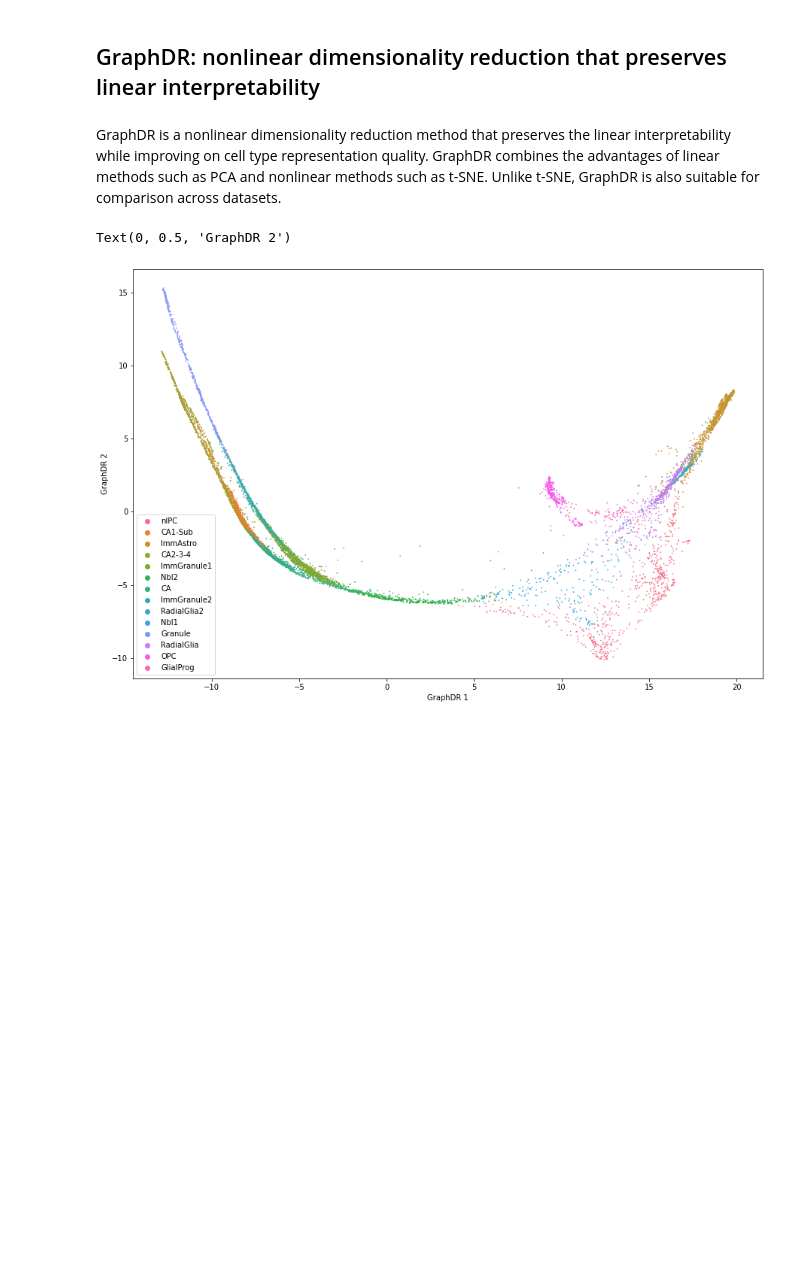
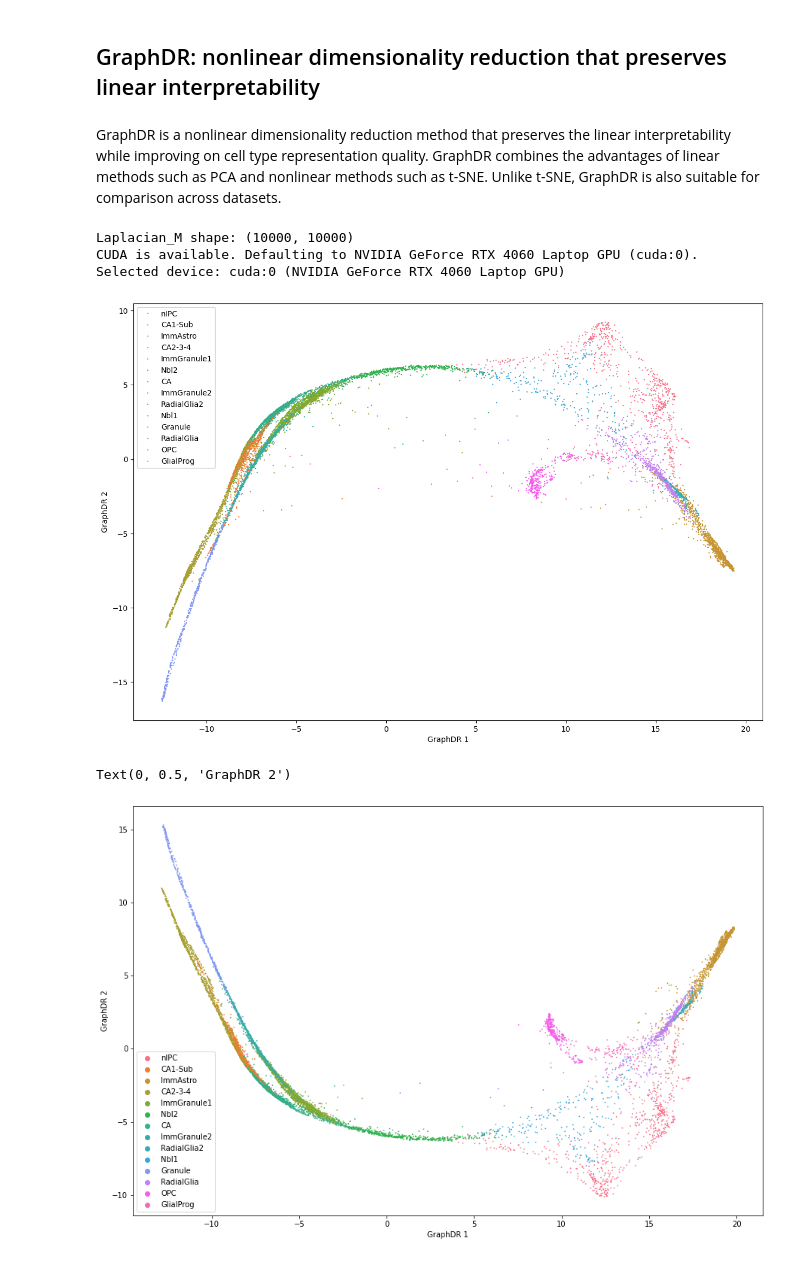
Before and after one commit to UTSW-Software-Engineering-Course-2025/Module1_Zimei, a Jupyter notebook: day3/GraphDR_test.ipynb, the cells around one changed output. Drawn from its saved outputs; the diff is of its cells as text; code cells hidden in the pictures; blank space fills up the shorter version.

Commit message:
GraphDR

```diff
--- a/day3/GraphDR_test.ipynb
+++ b/day3/GraphDR_test.ipynb
@@ -58,3 +224,16 @@ GraphDR is a nonlinear dimensionality reduction method that preserves the linear
+# %%
+# Apply GraphDR
+graphdr_data  = graphdr(pca_data, lambda_=5, no_rotation=False)
+plt.figure(figsize=(15,10))
+seaborn.scatterplot(x=graphdr_data[:,0], y=graphdr_data[:,1], linewidth = 0, s=3, hue=anno)
+plt.xlabel('GraphDR 1')
+plt.ylabel('GraphDR 2')
+plt.show()
+# %% [output]
+Laplacian_M shape: (10000, 10000)
+CUDA is available. Defaulting to NVIDIA GeForce RTX 4060 Laptop GPU (cuda:0).
+Selected device: cuda:0 (NVIDIA GeForce RTX 4060 Laptop GPU)
+[figure, added]
 # %%
 #compare your graphdr output with this one, it should look similar (remember to adjust lambda_ and see its effect)
 
```
Also changed, not shown: parts of 5 cells of this notebook.
